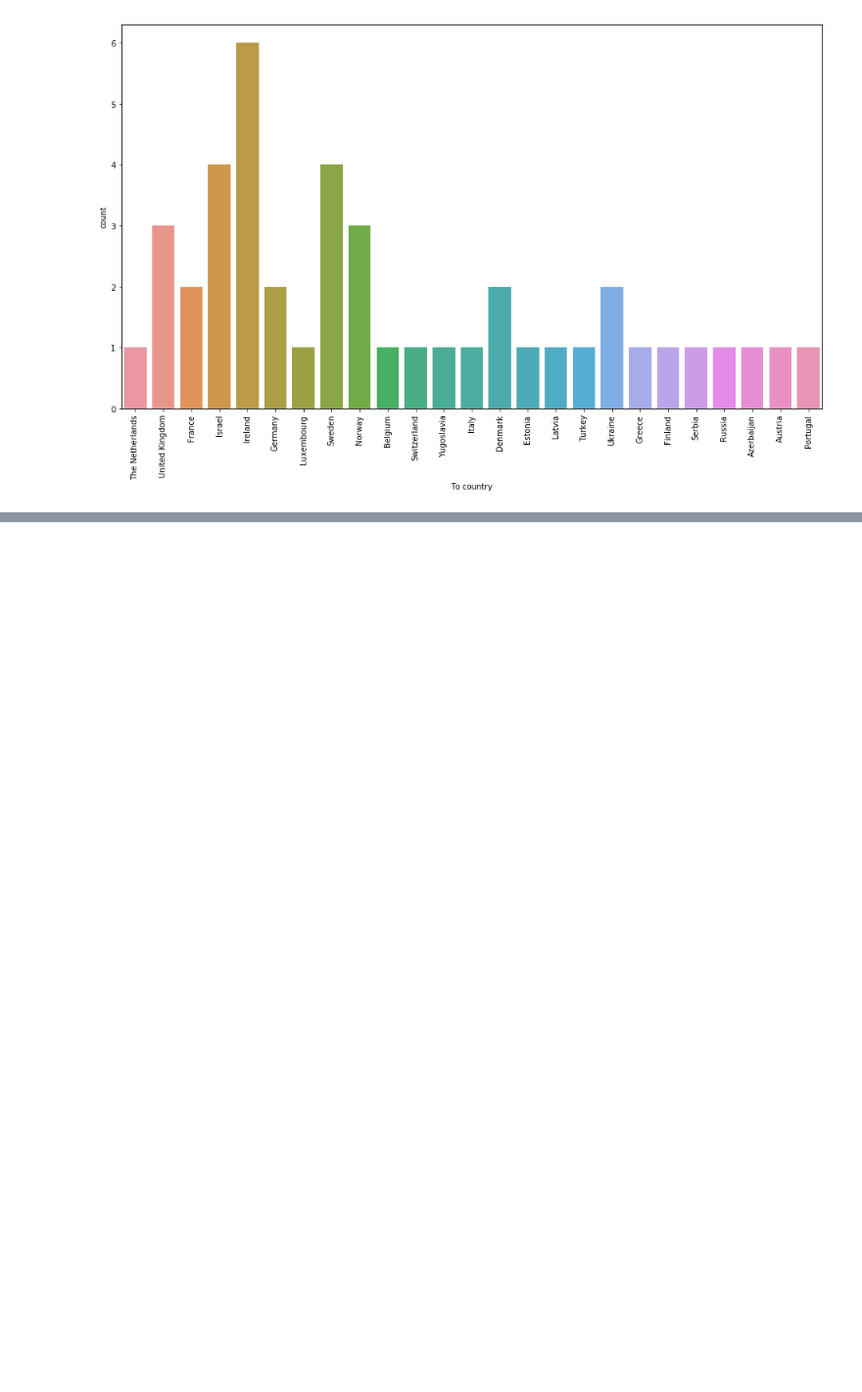
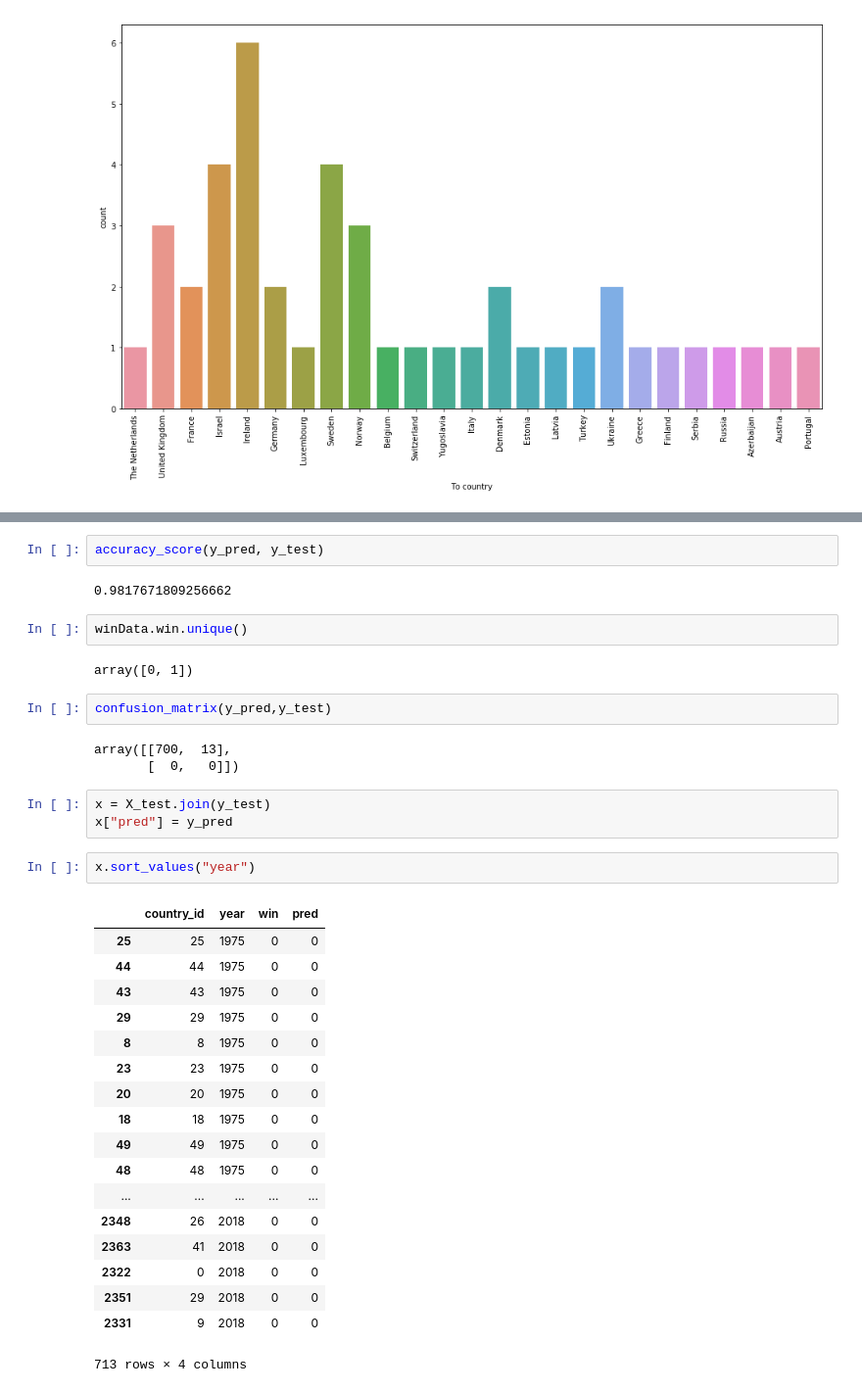
Before and after one commit to robineriksson/ESC_predictor, a Jupyter notebook: NOTEBOOKS/exploration.ipynb, the cells around one changed output, grey strips where cells are left out. Shown at 98% size. Drawn from its saved outputs; the diff is of its cells as text; blank space fills up the shorter version.

```diff
--- a/NOTEBOOKS/exploration.ipynb
+++ b/NOTEBOOKS/exploration.ipynb
@@ -227,0 +368,37 @@ pass
+# %%
+accuracy_score(y_pred, y_test)
+# %% [output]
+0.9817671809256662
+# %%
+winData.win.unique()
+# %% [output]
+array([0, 1])
+# %%
+confusion_matrix(y_pred,y_test)
+# %% [output]
+array([[700,  13],
+       [  0,   0]])
+# %%
+x = X_test.join(y_test)
+x["pred"] = y_pred
+# %%
+x.sort_values("year")
+# %% [output]
+|  | country_id | year | win | pred |
+| 25 | 25 | 1975 | 0 | 0 |
+| 44 | 44 | 1975 | 0 | 0 |
+| 43 | 43 | 1975 | 0 | 0 |
+| 29 | 29 | 1975 | 0 | 0 |
+| 8 | 8 | 1975 | 0 | 0 |
+| 23 | 23 | 1975 | 0 | 0 |
+| 20 | 20 | 1975 | 0 | 0 |
+| 18 | 18 | 1975 | 0 | 0 |
+| 49 | 49 | 1975 | 0 | 0 |
+| 48 | 48 | 1975 | 0 | 0 |
+| ... | ... | ... | ... | ... |
+| 2348 | 26 | 2018 | 0 | 0 |
+| 2363 | 41 | 2018 | 0 | 0 |
+| 2322 | 0 | 2018 | 0 | 0 |
+| 2351 | 29 | 2018 | 0 | 0 |
+| 2331 | 9 | 2018 | 0 | 0 |
+713 rows × 4 columns
```
Also changed, not shown: parts of 16 cells of this notebook.
